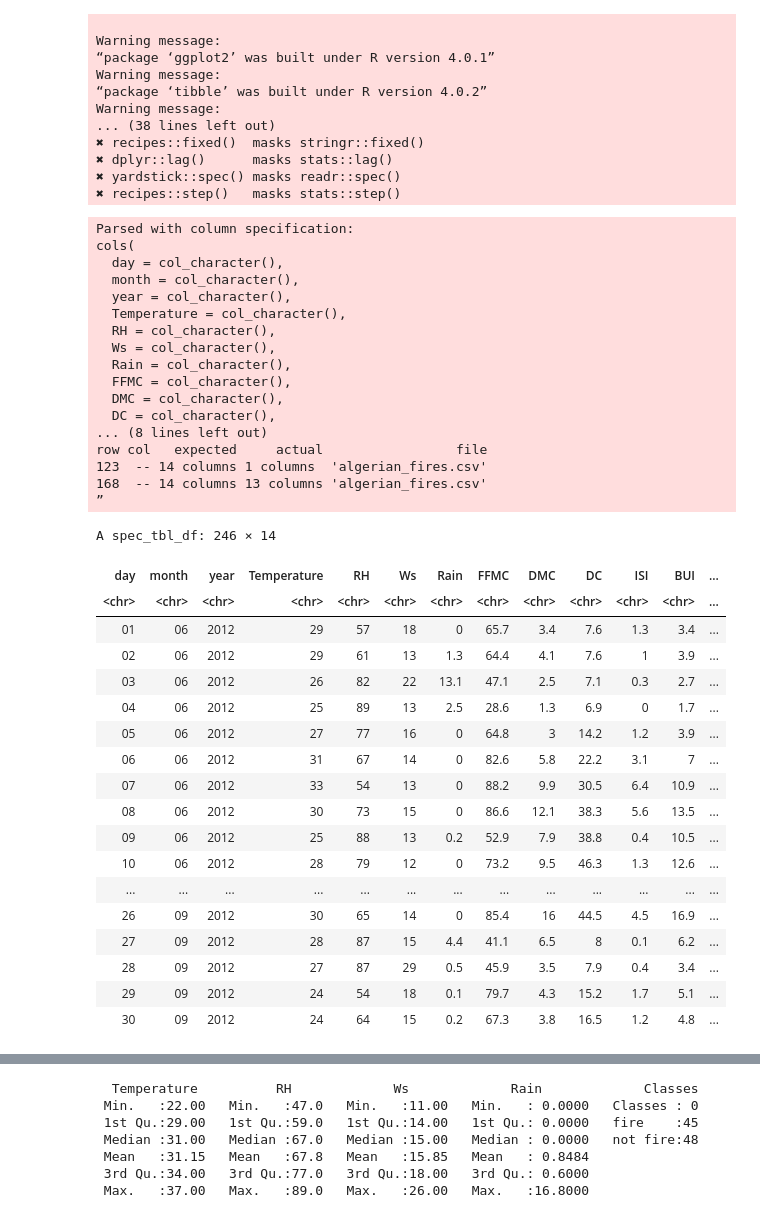
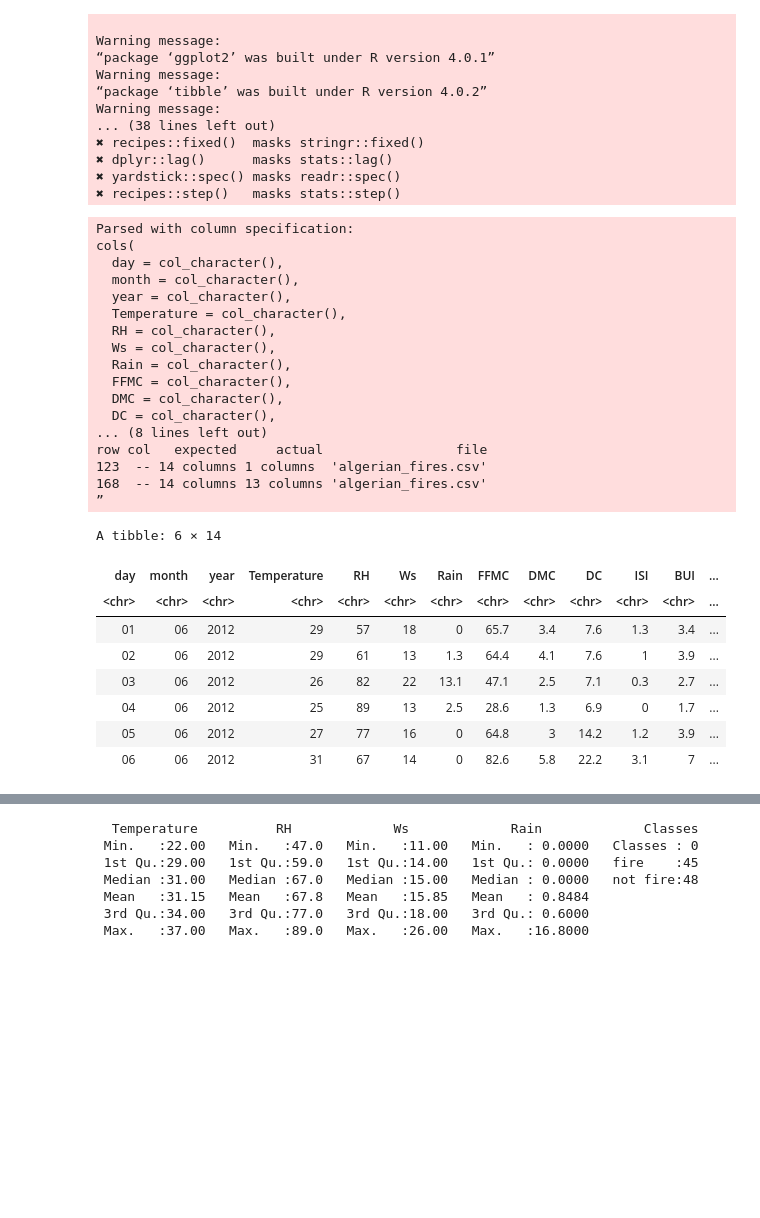
Before and after one commit to lufinot/DTSC-G18-V2, a Jupyter notebook: projectt.ipynb, the cells around one changed output, grey strips where cells are left out. Drawn from its saved outputs; the diff is of its cells as text; code cells hidden in the pictures; blank space fills up the shorter version.

```diff
--- a/projectt.ipynb
+++ b/projectt.ipynb
@@ -47,45 +63,36 @@ url <- "https://archive.ics.uci.edu/ml/machine-learning-databases/00547/Algerian
 download.file(url, destfile = "algerian_fires.csv")
 
 #printing the original data set
 fire_df <- read_csv("algerian_fires.csv", skip = 1)
-fire_df
+
+head(fire_df)
 # %% [output]
 Parsed with column specification:
 cols(
   day = col_character(),
   month = col_character(),
   year = col_character(),
   Temperature = col_character(),
   RH = col_character(),
   Ws = col_character(),
   Rain = col_character(),
   FFMC = col_character(),
   DMC = col_character(),
   DC = col_character(),
 ... (8 lines left out)
 row col   expected     actual                 file
 123  -- 14 columns 1 columns  'algerian_fires.csv'
 168  -- 14 columns 13 columns 'algerian_fires.csv'
 ”
-A spec_tbl_df: 246 × 14
+A tibble: 6 × 14
 | day | month | year | Temperature | RH | Ws | Rain | FFMC | DMC | DC | ISI | BUI | ... |
 | <chr> | <chr> | <chr> | <chr> | <chr> | <chr> | <chr> | <chr> | <chr> | <chr> | <chr> | <chr> | ... |
 | 01 | 06 | 2012 | 29 | 57 | 18 | 0 | 65.7 | 3.4 | 7.6 | 1.3 | 3.4 | ... |
 | 02 | 06 | 2012 | 29 | 61 | 13 | 1.3 | 64.4 | 4.1 | 7.6 | 1 | 3.9 | ... |
 | 03 | 06 | 2012 | 26 | 82 | 22 | 13.1 | 47.1 | 2.5 | 7.1 | 0.3 | 2.7 | ... |
 | 04 | 06 | 2012 | 25 | 89 | 13 | 2.5 | 28.6 | 1.3 | 6.9 | 0 | 1.7 | ... |
 | 05 | 06 | 2012 | 27 | 77 | 16 | 0 | 64.8 | 3 | 14.2 | 1.2 | 3.9 | ... |
 | 06 | 06 | 2012 | 31 | 67 | 14 | 0 | 82.6 | 5.8 | 22.2 | 3.1 | 7 | ... |
-| 07 | 06 | 2012 | 33 | 54 | 13 | 0 | 88.2 | 9.9 | 30.5 | 6.4 | 10.9 | ... |
-| 08 | 06 | 2012 | 30 | 73 | 15 | 0 | 86.6 | 12.1 | 38.3 | 5.6 | 13.5 | ... |
-| 09 | 06 | 2012 | 25 | 88 | 13 | 0.2 | 52.9 | 7.9 | 38.8 | 0.4 | 10.5 | ... |
-| 10 | 06 | 2012 | 28 | 79 | 12 | 0 | 73.2 | 9.5 | 46.3 | 1.3 | 12.6 | ... |
-| ... | ... | ... | ... | ... | ... | ... | ... | ... | ... | ... | ... | ... |
-| 26 | 09 | 2012 | 30 | 65 | 14 | 0 | 85.4 | 16 | 44.5 | 4.5 | 16.9 | ... |
-| 27 | 09 | 2012 | 28 | 87 | 15 | 4.4 | 41.1 | 6.5 | 8 | 0.1 | 6.2 | ... |
-| 28 | 09 | 2012 | 27 | 87 | 29 | 0.5 | 45.9 | 3.5 | 7.9 | 0.4 | 3.4 | ... |
-| 29 | 09 | 2012 | 24 | 54 | 18 | 0.1 | 79.7 | 4.3 | 15.2 | 1.7 | 5.1 | ... |
-| 30 | 09 | 2012 | 24 | 64 | 15 | 0.2 | 67.3 | 3.8 | 16.5 | 1.2 | 4.8 | ... |
 # %%
 #make class as factor.
 #select Temperature, RH, Ws, Rain and Classes
```
Also changed, not shown: parts of 7 cells of this notebook.
